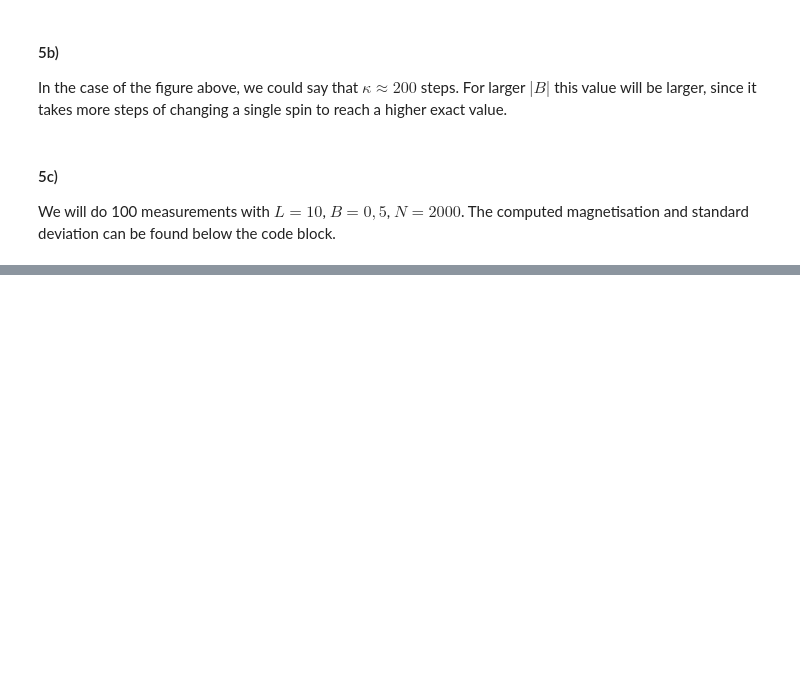
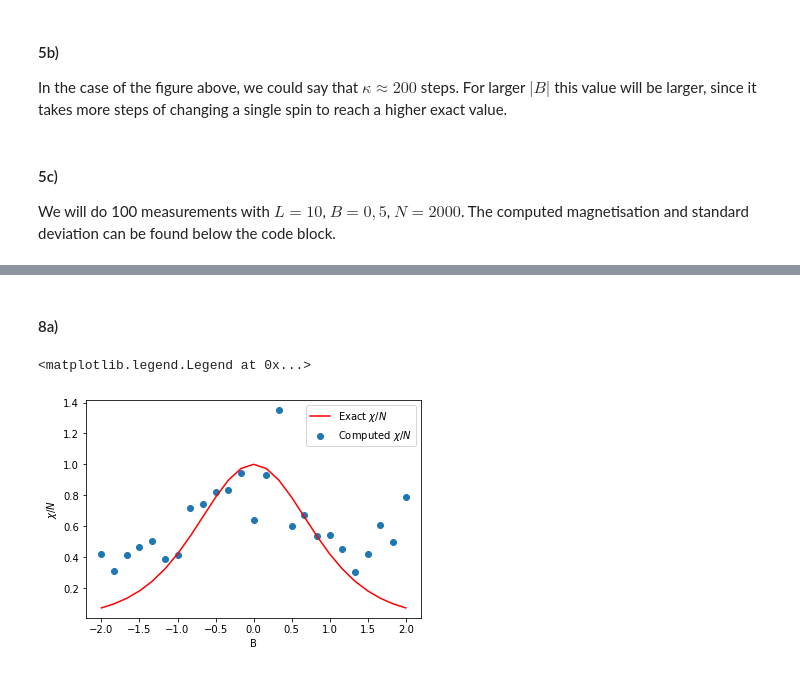
Before and after one commit to KevoSoftworks/computational_physics, a Jupyter notebook: 2_magnetism/magnetism.ipynb, the cells around one changed output, grey strips where cells are left out. Drawn from its saved outputs; the diff is of its cells as text; code cells hidden in the pictures; blank space fills up the shorter version.

```diff
--- a/2_magnetism/magnetism.ipynb
+++ b/2_magnetism/magnetism.ipynb
@@ -184,0 +341,11 @@ Computed: m = 0.457547888888889 ± 0.4340559766022233 (delta m over average M)
+# %% [markdown]
+#### 8a)
+# %%
+plt.scatter(B, [i["chi"]/L**2 for i in res], label=r"Computed $\chi / N$")
+plt.plot(B, 1/np.cosh(B)**2, label=r"Exact $\chi / N$", color="r")
+plt.xlabel("B")
+plt.ylabel(r"$\chi / N$")
+plt.legend()
+# %% [output]
+<matplotlib.legend.Legend at 0x...>
+[figure, added]
```
Also changed, not shown: parts of 21 cells of this notebook, 1 other file.
